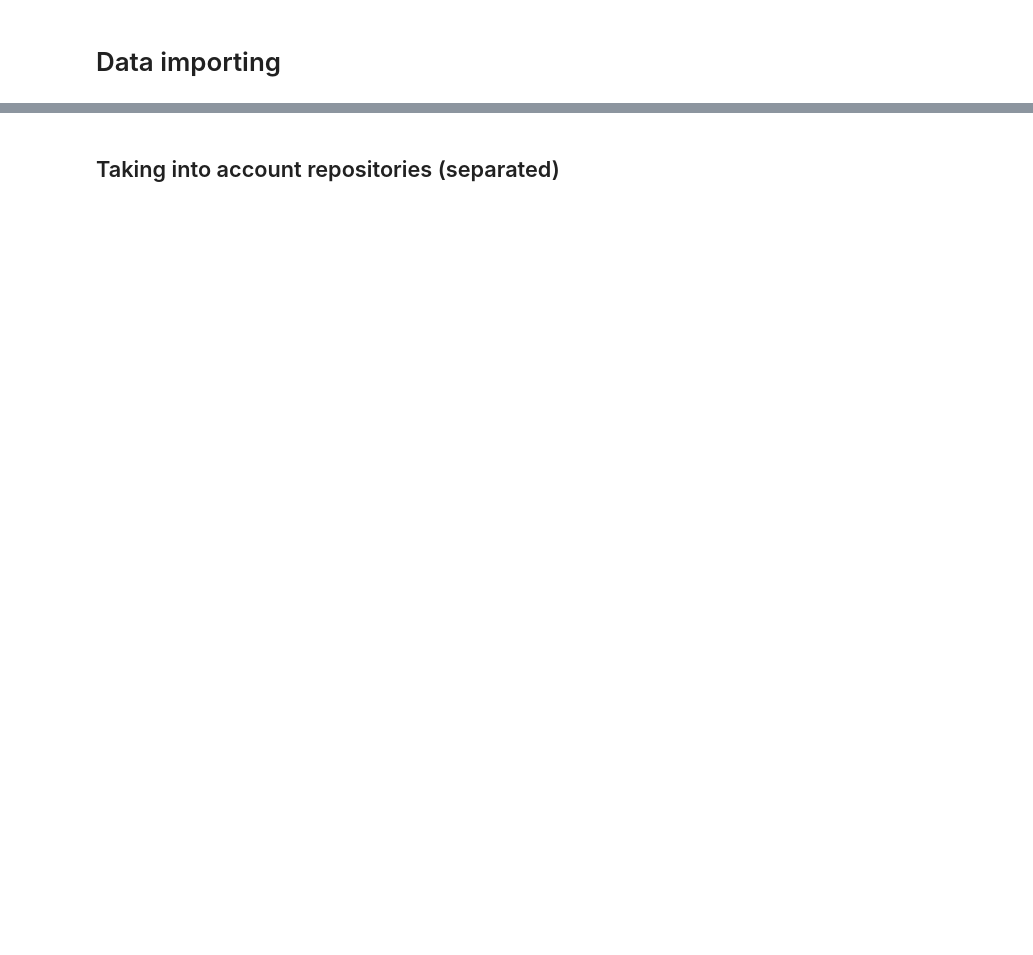
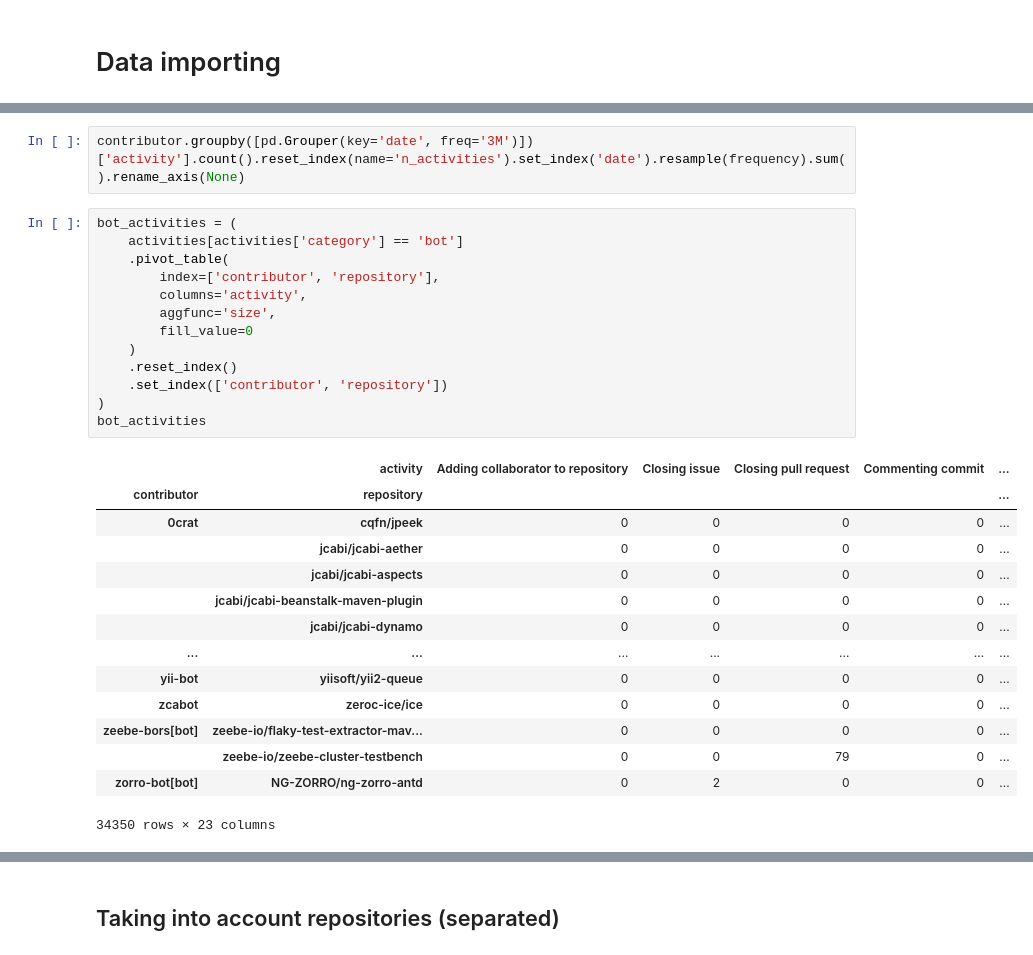
Before and after one commit to uhourri/GH-Contribution-Profiles, a Jupyter notebook: code/GitHub contribution profiles.ipynb, the cells around one changed output, grey strips where cells are left out. Cells and saved outputs as stored; diff of their text form; blank space fills up the shorter version.

```diff
--- a/code/GitHub contribution profiles.ipynb
+++ b/code/GitHub contribution profiles.ipynb
@@ -22,0 +104,30 @@ activities
+# %%
+contributor.groupby([pd.Grouper(key='date', freq='3M')])['activity'].count().reset_index(name='n_activities').set_index('date').resample(frequency).sum().rename_axis(None)
+# %%
+bot_activities = (
+    activities[activities['category'] == 'bot']
+    .pivot_table(
+        index=['contributor', 'repository'],
+        columns='activity',
+        aggfunc='size',
+        fill_value=0
+    )
+    .reset_index()
+    .set_index(['contributor', 'repository'])
+)
+bot_activities
+# %% [output]
+|  | activity | Adding collaborator to repository | Closing issue | Closing pull request | Commenting commit | ... |
+| contributor | repository |  |  |  |  | ... |
+| 0crat | cqfn/jpeek | 0 | 0 | 0 | 0 | ... |
+|  | jcabi/jcabi-aether | 0 | 0 | 0 | 0 | ... |
+|  | jcabi/jcabi-aspects | 0 | 0 | 0 | 0 | ... |
+|  | jcabi/jcabi-beanstalk-maven-plugin | 0 | 0 | 0 | 0 | ... |
+|  | jcabi/jcabi-dynamo | 0 | 0 | 0 | 0 | ... |
+| ... | ... | ... | ... | ... | ... | ... |
+| yii-bot | yiisoft/yii2-queue | 0 | 0 | 0 | 0 | ... |
+| zcabot | zeroc-ice/ice | 0 | 0 | 0 | 0 | ... |
+| zeebe-bors[bot] | zeebe-io/flaky-test-extractor-mav... | 0 | 0 | 0 | 0 | ... |
+|  | zeebe-io/zeebe-cluster-testbench | 0 | 0 | 79 | 0 | ... |
+| zorro-bot[bot] | NG-ZORRO/ng-zorro-antd | 0 | 2 | 0 | 0 | ... |
+34350 rows × 23 columns
```
Also changed, not shown: parts of 20 cells of this notebook.
